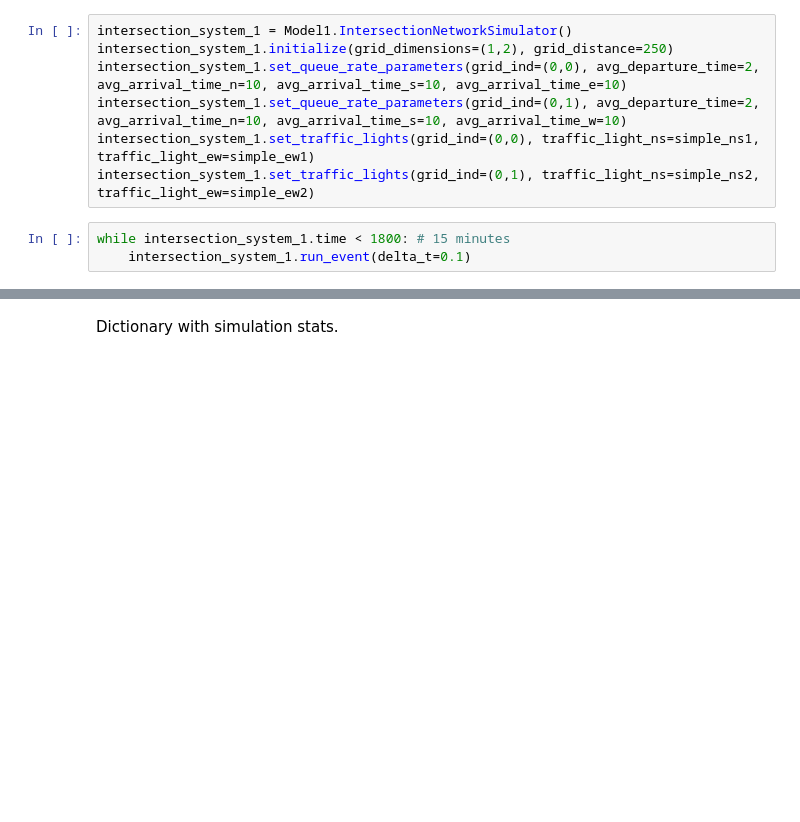
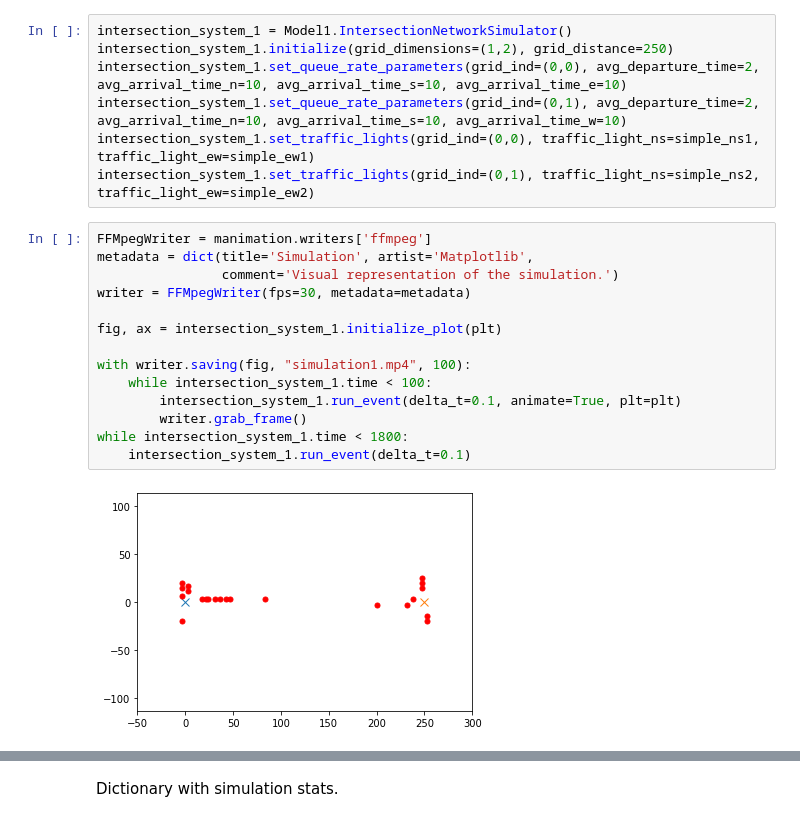
Before and after one commit to KingJohanna/vehicle-traffic-congestion-control, a Jupyter notebook: Simulation.ipynb, the cells around one changed output, grey strips where cells are left out. Drawn from its saved outputs; the diff is of its cells as text; blank space fills up the shorter version.

```diff
--- a/Simulation.ipynb
+++ b/Simulation.ipynb
@@ -45,5 +46,18 @@ intersection_system_1.set_queue_rate_parameters(grid_ind=(0,1), avg_departure_ti
 intersection_system_1.set_traffic_lights(grid_ind=(0,0), traffic_light_ns=simple_ns1, traffic_light_ew=simple_ew1)
 intersection_system_1.set_traffic_lights(grid_ind=(0,1), traffic_light_ns=simple_ns2, traffic_light_ew=simple_ew2)
 # %%
-while intersection_system_1.time < 1800: # 15 minutes
+FFMpegWriter = manimation.writers['ffmpeg']
+metadata = dict(title='Simulation', artist='Matplotlib',
+                comment='Visual representation of the simulation.')
+writer = FFMpegWriter(fps=30, metadata=metadata)
+
+fig, ax = intersection_system_1.initialize_plot(plt)
+
+with writer.saving(fig, "simulation1.mp4", 100):
+    while intersection_system_1.time < 100:
+        intersection_system_1.run_event(delta_t=0.1, animate=True, plt=plt)
+        writer.grab_frame()
+while intersection_system_1.time < 1800:
     intersection_system_1.run_event(delta_t=0.1)
+# %% [output]
+[figure, added]
```
Also changed, not shown: parts of 9 cells of this notebook, 5 other files.
